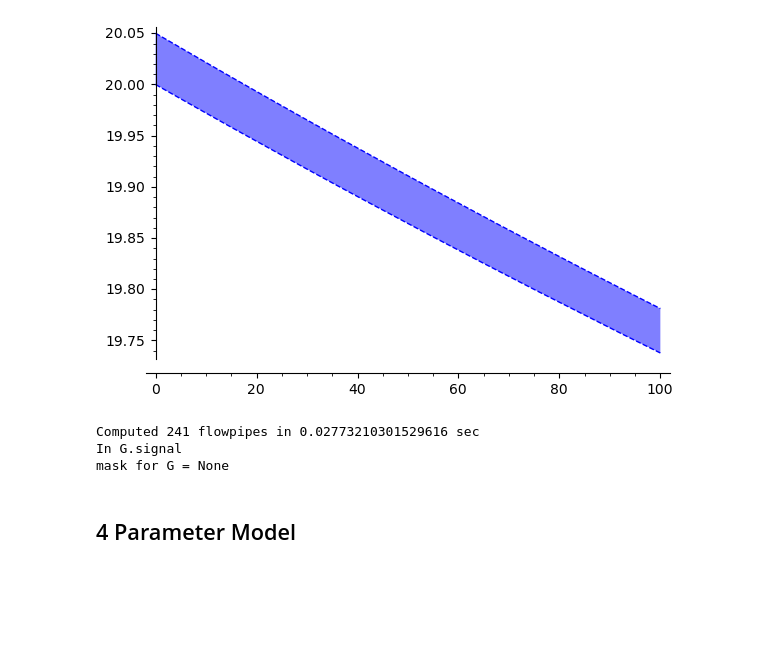
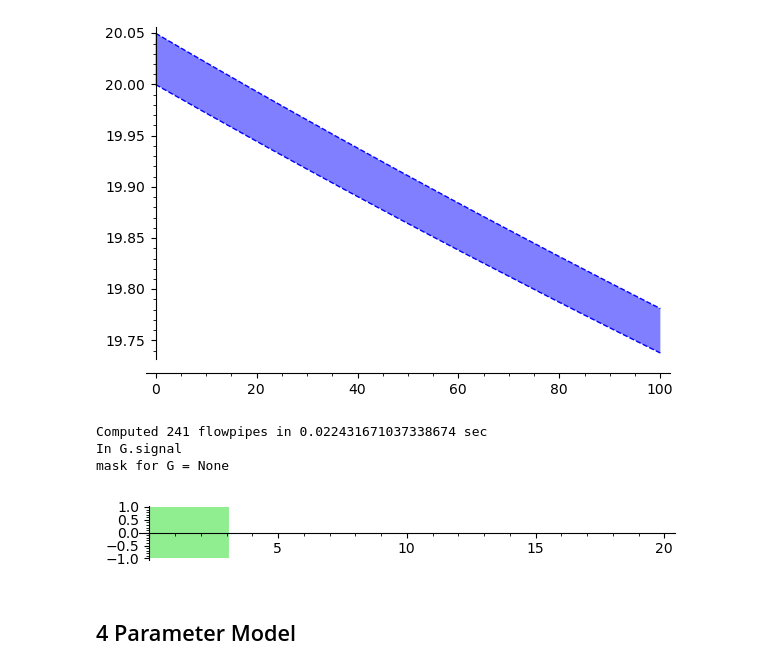
Before and after one commit to twright/example_digital-twin_incubator, a Jupyter notebook: software/notebooks/Incubator Basic Models.ipynb, the cells around one changed output. Saved outputs shown, nothing was run; the diff lists cells and outputs as text; code cells hidden in the pictures; blank space fills up the shorter version.

Commit message:
Initial implementation of signal monitoring over (hybrid) traces.

```diff
--- a/software/notebooks/Incubator Basic Models.ipynb
+++ b/software/notebooks/Incubator Basic Models.ipynb
@@ -39,11 +41,12 @@ r.sage_plot(T_S, color="blue", fillcolor='blue', linestyle="--", fill={0: [1]})
 plot_points = 10000
 [figure]
 # %%
-G(RIF("[0, 4]"), Atomic(T_S > RIF("19.98"))).signal_for_system(twopincubator, 20, symbolic_composition=True).plot().save("")
+G(RIF("[0, 4]"), Atomic(T_S > RIF("19.98"))).signal_for_system(twopincubator, 20, symbolic_composition=True).plot()
 # %% [output]
-Computed 241 flowpipes in 0.02773210301529616 sec
+Computed 241 flowpipes in 0.022431671037338674 sec
 In G.signal
 mask for G = None
+[figure, added]
 # %% [markdown]
 ## 4 Parameter Model
 # %% [markdown]
```
Also changed, not shown: parts of 2 cells of this notebook, 1 other file.
